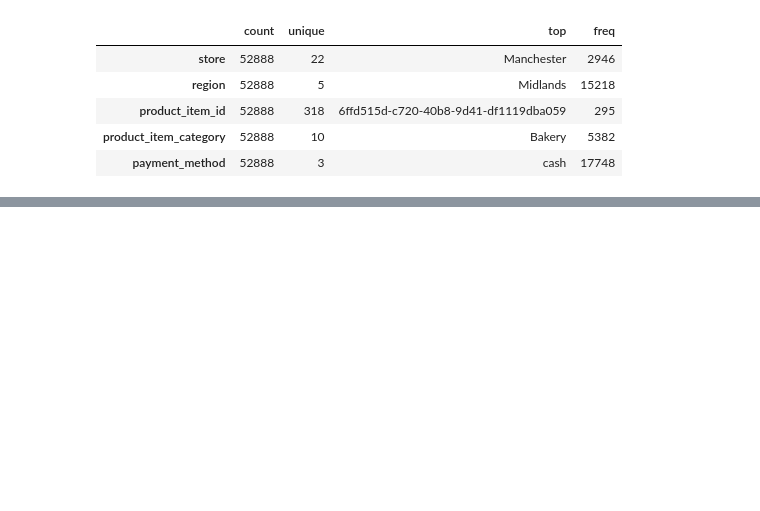
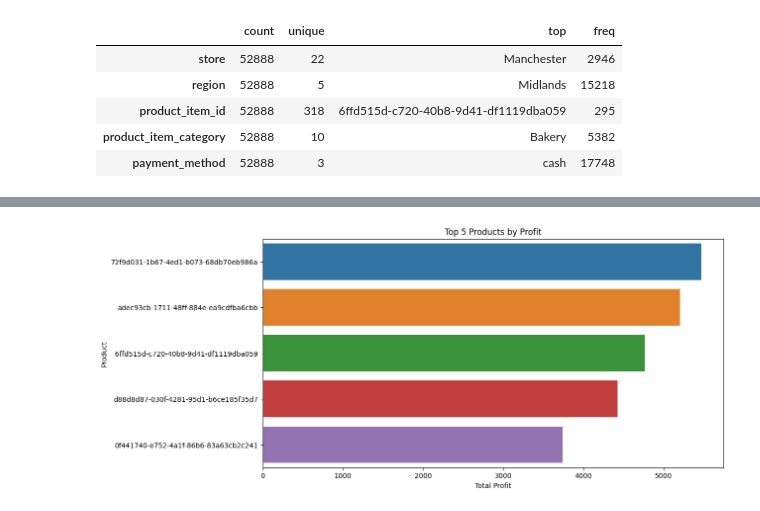
Before and after one commit to sabirinID/KPMG-Technology-Virtual-Experience-Program, a Jupyter notebook: Notebooks/kpmg_tech.ipynb, the cells around one changed output, grey strips where cells are left out. Cells and saved outputs as stored; diff of their text form; code cells hidden in the pictures; blank space fills up the shorter version.

```diff
--- a/Notebooks/kpmg_tech.ipynb
+++ b/Notebooks/kpmg_tech.ipynb
@@ -349,0 +443,11 @@ cat.describe().T
+# %%
+product_profit = df.groupby('product_item_id')['profit'].sum().sort_values(ascending=False)
+# %%
+plt.figure(figsize=(12, 6))
+sns.barplot(x=product_profit.head(5).values, y=product_profit.head(5).index)
+plt.xlabel('Total Profit')
+plt.ylabel('Product')
+plt.title('Top 5 Products by Profit')
+plt.show()
+# %% [output]
+[figure, added]
```
Also changed, not shown: parts of 39 cells of this notebook.
